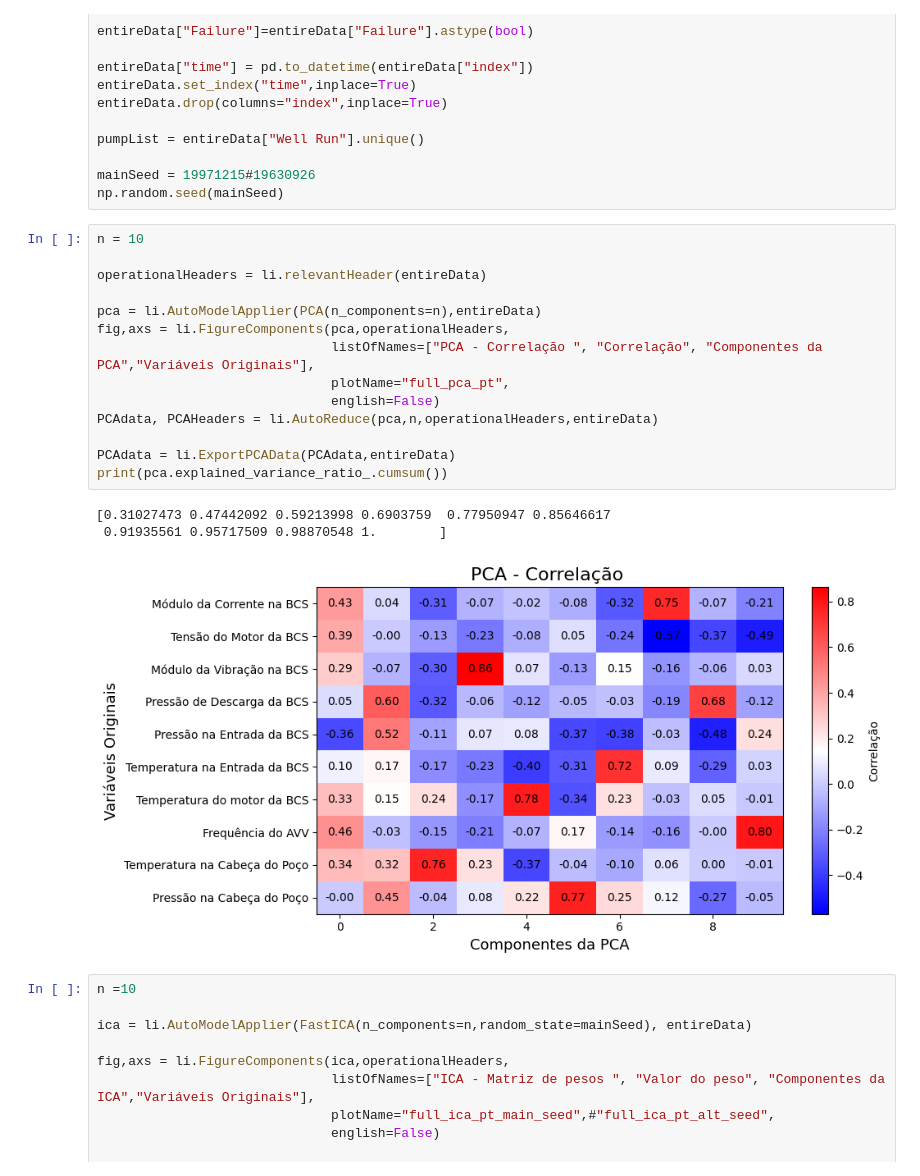
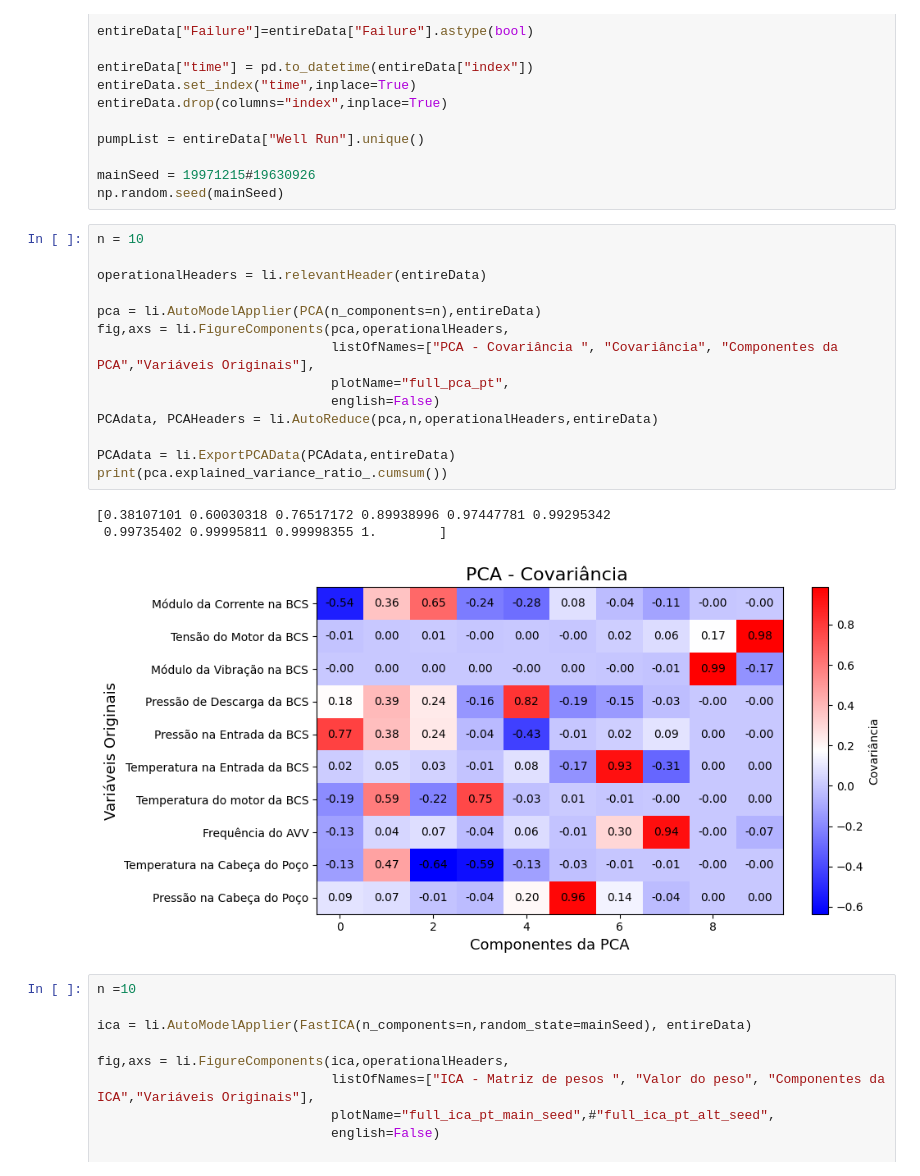
Before and after one commit to RL2-SP3/LISSA, a Jupyter notebook: examples/analise_dados_PCA.ipynb, the cells around one changed output. Drawn from its saved outputs; the diff is of its cells as text.

```diff
--- a/examples/analise_dados_PCA.ipynb
+++ b/examples/analise_dados_PCA.ipynb
@@ -27,21 +27,21 @@ np.random.seed(mainSeed)
 # %%
 n = 10
 
 operationalHeaders = li.relevantHeader(entireData)
 
 pca = li.AutoModelApplier(PCA(n_components=n),entireData)
 fig,axs = li.FigureComponents(pca,operationalHeaders,
-                              listOfNames=["PCA - Correlação ", "Correlação", "Componentes da PCA","Variáveis Originais"],
+                              listOfNames=["PCA - Covariância ", "Covariância", "Componentes da PCA","Variáveis Originais"],
                               plotName="full_pca_pt",
                               english=False)
 PCAdata, PCAHeaders = li.AutoReduce(pca,n,operationalHeaders,entireData)
 
 PCAdata = li.ExportPCAData(PCAdata,entireData)
 print(pca.explained_variance_ratio_.cumsum())
 # %% [output]
-[0.31027473 0.47442092 0.59213998 0.6903759  0.77950947 0.85646617
- 0.91935561 0.95717509 0.98870548 1.        ]
+[0.38107101 0.60030318 0.76517172 0.89938996 0.97447781 0.99295342
+ 0.99735402 0.99995811 0.99998355 1.        ]
-[figure, old version]
+[figure, new version]
 # %%
 n =10
 
```
Also changed, not shown: 3 other files.
